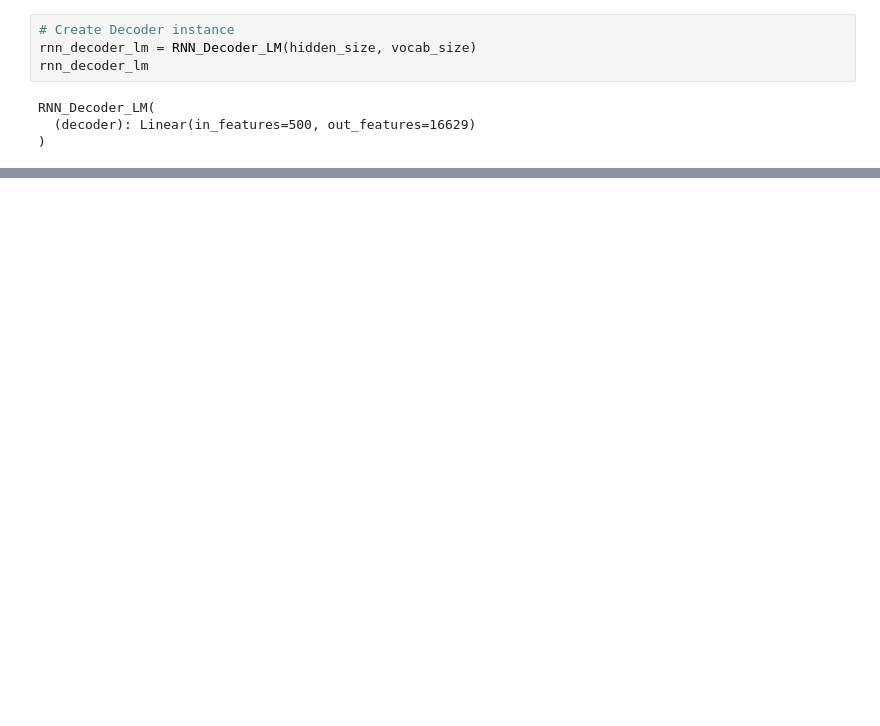
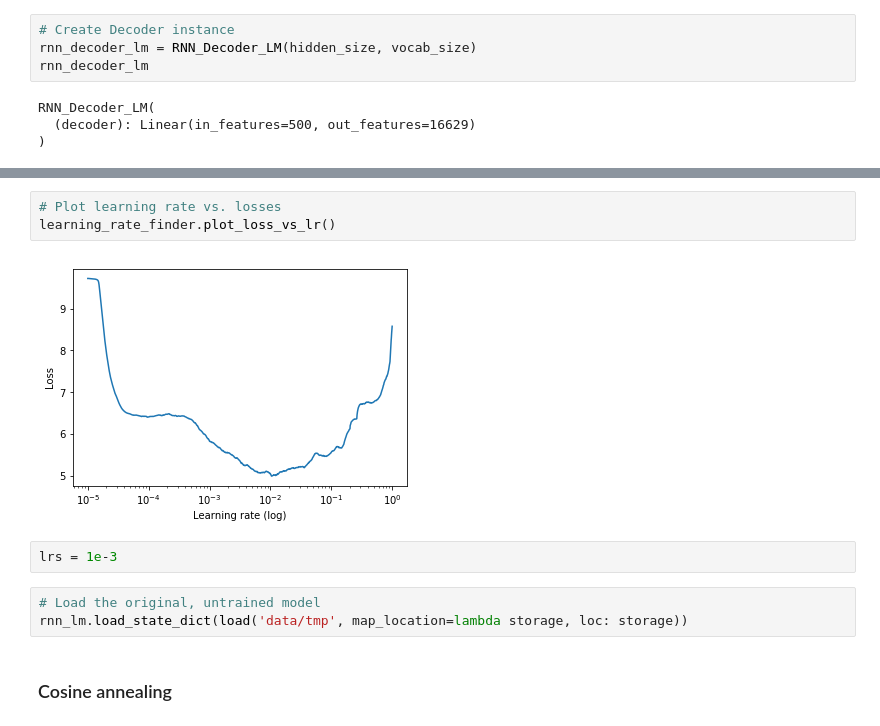
Before and after one commit to Runze/comment_classification, a Jupyter notebook: comment_classification.ipynb, the cells around one changed output, grey strips where cells are left out. Cells and saved outputs as stored; diff of their text form; blank space fills up the shorter version.

Commit message:
Finish building language model.

```diff
--- a/comment_classification.ipynb
+++ b/comment_classification.ipynb
@@ -382,0 +634,12 @@ torch.Size([37, 64, 16629])
+# %%
+# Plot learning rate vs. losses
+learning_rate_finder.plot_loss_vs_lr()
+# %% [output]
+[figure, added]
+# %%
+lrs = 1e-3
+# %%
+# Load the original, untrained model
+rnn_lm.load_state_dict(load('data/tmp', map_location=lambda storage, loc: storage))
+# %% [markdown]
+### Cosine annealing
```
Also changed, not shown: parts of 43 cells of this notebook.
